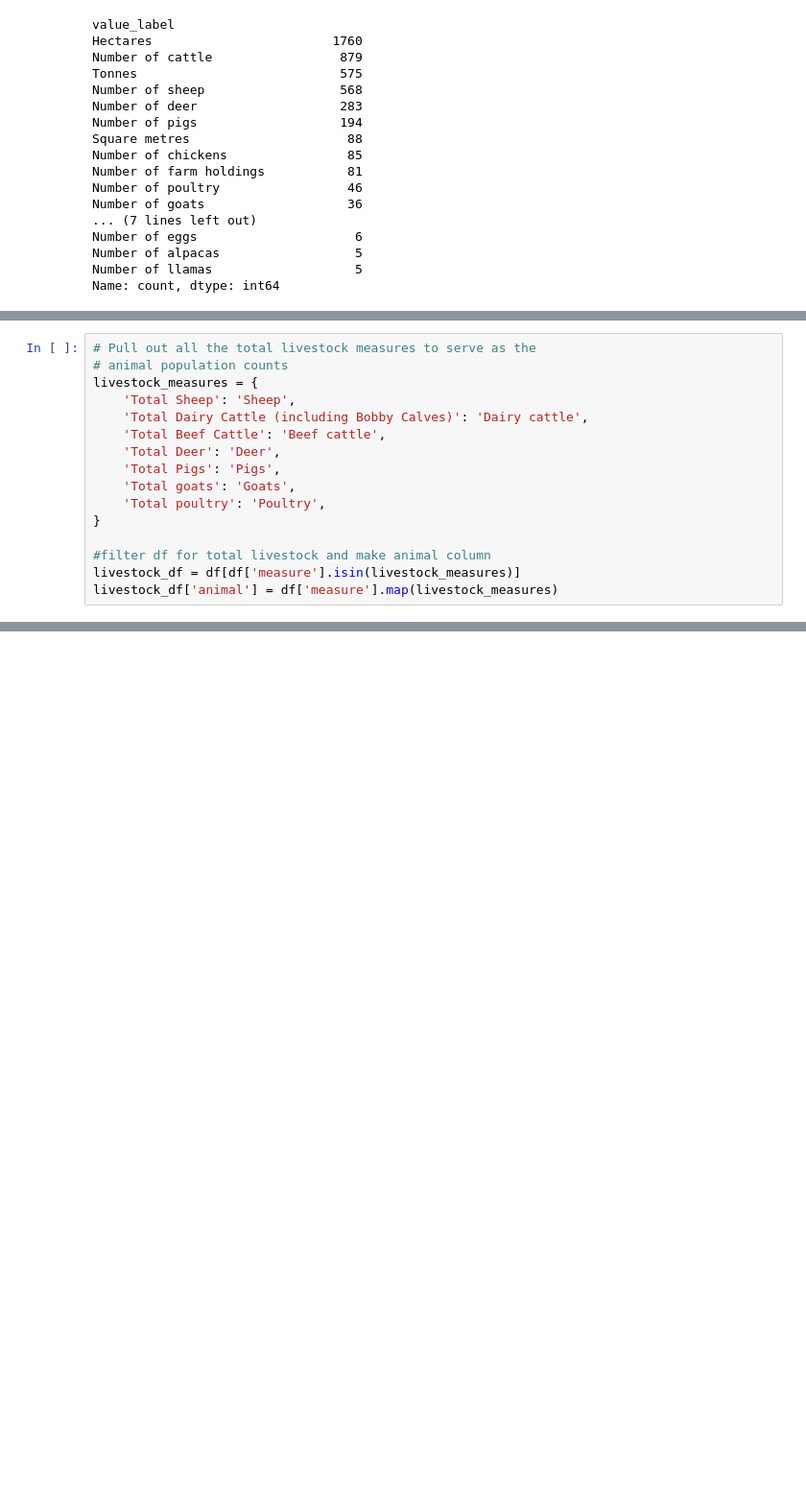
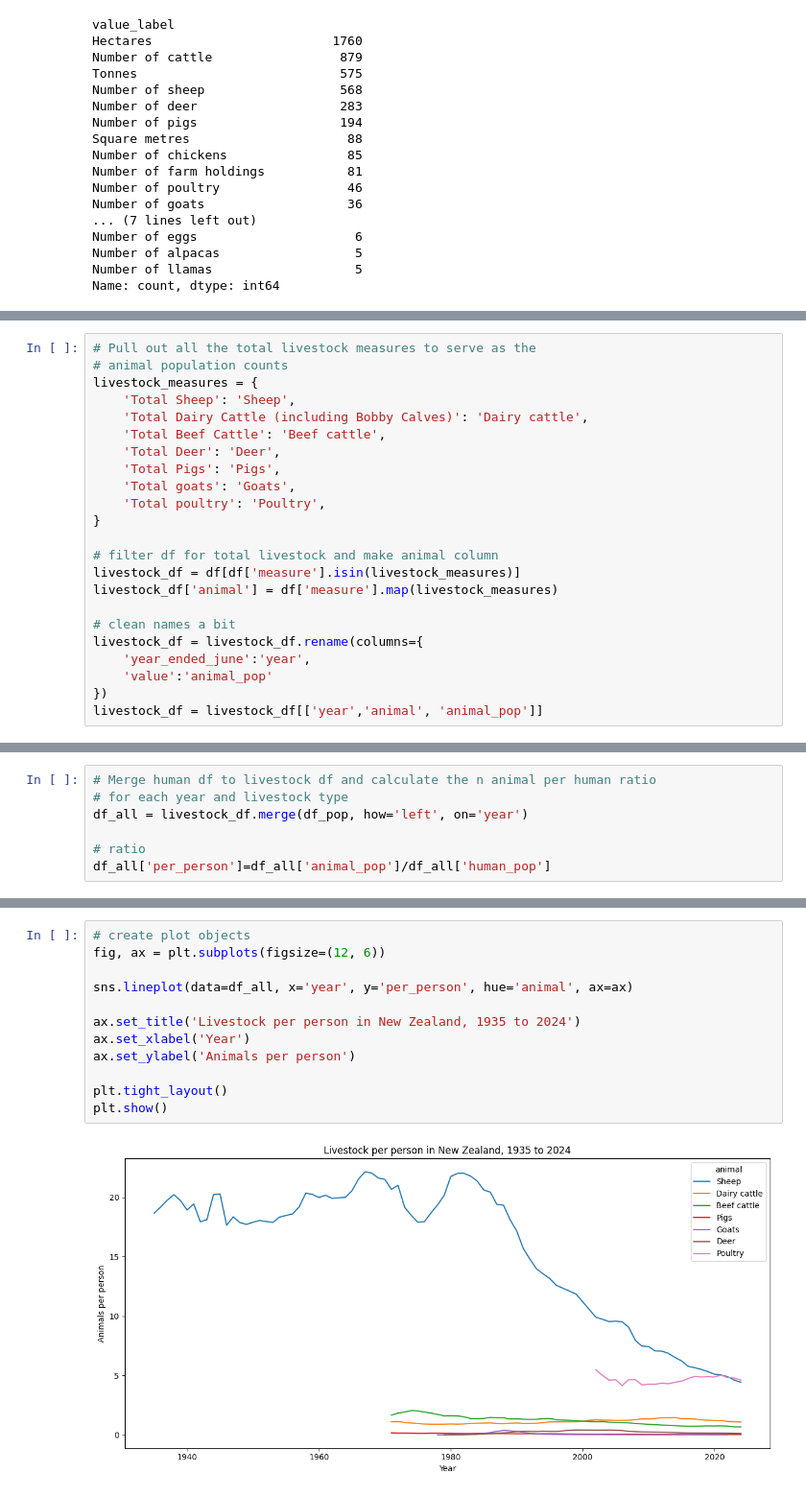
Before and after one commit to G1ngersnaps7/tidytuesdayPy, a Jupyter notebook: 2026/week_07_ag_new_zealand/TidyTuesday_20260217.ipynb, the cells around one changed output, grey strips where cells are left out. Shown at 96% size. Cells and saved outputs as stored; diff of their text form; blank space fills up the shorter version.

Commit message:
created plot output

```diff
--- a/2026/week_07_ag_new_zealand/TidyTuesday_20260217.ipynb
+++ b/2026/week_07_ag_new_zealand/TidyTuesday_20260217.ipynb
@@ -98,6 +103,13 @@ livestock_measures = {
     'Total poultry': 'Poultry',
 }
 
-#filter df for total livestock and make animal column
+# filter df for total livestock and make animal column
 livestock_df = df[df['measure'].isin(livestock_measures)]
 livestock_df['animal'] = df['measure'].map(livestock_measures)
+
+# clean names a bit
+livestock_df = livestock_df.rename(columns={
+    'year_ended_june':'year',
+    'value':'animal_pop'
+})
+livestock_df = livestock_df[['year','animal', 'animal_pop']]
@@ -103,0 +159,7 @@ livestock_df['animal'] = df['measure'].map(livestock_measures)
+# %%
+# Merge human df to livestock df and calculate the n animal per human ratio
+# for each year and livestock type
+df_all = livestock_df.merge(df_pop, how='left', on='year')
+
+# ratio
+df_all['per_person']=df_all['animal_pop']/df_all['human_pop']
@@ -103,0 +168,14 @@ livestock_df['animal'] = df['measure'].map(livestock_measures)
+# %%
+# create plot objects
+fig, ax = plt.subplots(figsize=(12, 6))
+
+sns.lineplot(data=df_all, x='year', y='per_person', hue='animal', ax=ax)
+
+ax.set_title('Livestock per person in New Zealand, 1935 to 2024')
+ax.set_xlabel('Year')
+ax.set_ylabel('Animals per person')
+
+plt.tight_layout()
+plt.show()
+# %% [output]
+[figure, added]
```
Also changed, not shown: parts of 6 cells of this notebook.
